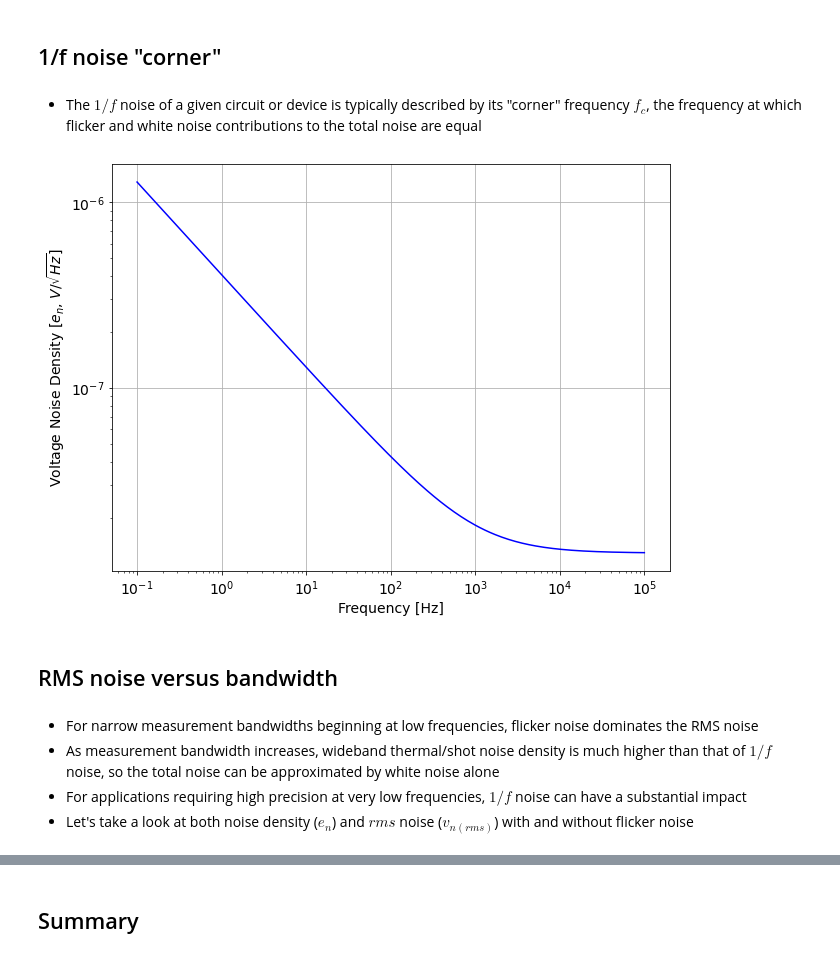
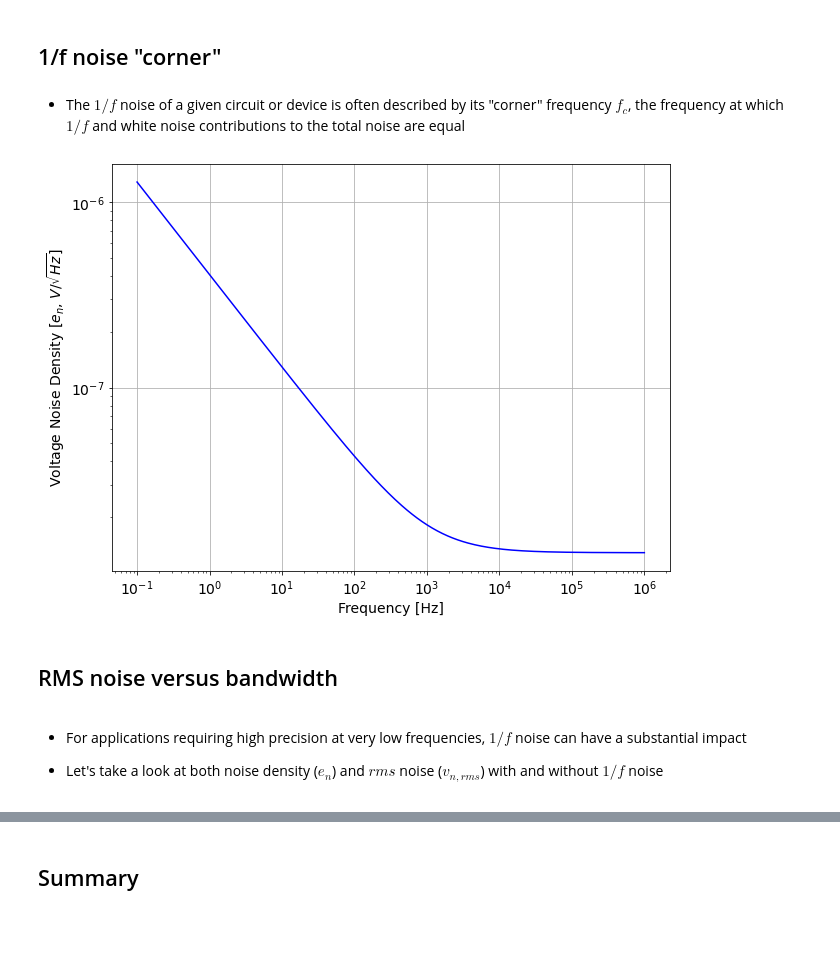
Before and after one commit to uw-analog/ee538-spring2021, a Jupyter notebook: Lecture/2021_3_31_EE538_Lecture1_noise_fundamentals.ipynb, the cells around one changed output, grey strips where cells are left out. Cells and saved outputs as stored; diff of their text form; code cells hidden in the pictures; blank space fills up the shorter version.

```diff
--- a/Lecture/2021_3_31_EE538_Lecture1_noise_fundamentals.ipynb
+++ b/Lecture/2021_3_31_EE538_Lecture1_noise_fundamentals.ipynb
@@ -793,25 +854,20 @@ C_{1/f}f^{-1}, & \: f_1 < f < f_2 \\
 # %% [markdown]
 ## 1/f noise "corner"
 # %% [markdown]
- - The $1/f$ noise of a given circuit or device is typically described by its "corner" frequency $f_c$, the frequency at which flicker and white noise contributions to the total noise are equal
+ - The $1/f$ noise of a given circuit or device is often described by its "corner" frequency $f_c$, the frequency at which $1/f$ and white noise contributions to the total noise are equal
 # %%
-f = np.logspace(-1,5,num=300)
-R = 10e3
-
-#flicker noise corner
-f_c = 1000
-e_n_w = np.sqrt(4*k*T*R)
-e_n_tot = e_n_w*np.sqrt(1+f_c/f)
-
-# Plot noise voltage spectrum
+f = np.logspace(-1,6,num=300)      # 0.1Hz to 1MHz
+R = 10e3                           # 10k-ohm resistance
+f_c = 1000                         # 1kHz corner frequency
+e_n_w = np.sqrt(4*k*T*R)           # white noise voltage density
+e_n_tot = e_n_w*np.sqrt(1+f_c/f)   # total noise voltage density
 plot_loglog(f, e_n_tot, 'Frequency [Hz]', 'Voltage Noise Density [$e_n$, $V/\sqrt{Hz}$]')
 # %% [output]
-[figure, old version]
+[figure, new version]
 # %% [markdown]
 ## RMS noise versus bandwidth
 # %% [markdown]
- - For narrow measurement bandwidths beginning at low frequencies, flicker noise dominates the RMS noise
- - As measurement bandwidth increases, wideband thermal/shot noise density is much higher than that of $1/f$ noise, so the total noise can be approximated by white noise alone
  - For applications requiring high precision at very low frequencies, $1/f$ noise can have a substantial impact
- - Let's take a look at both noise density ($e_n$) and $rms$ noise ($v_{n(rms)}$) with and without flicker noise
+
+ - Let's take a look at both noise density ($e_n$) and $rms$ noise ($v_{n,rms}$) with and without $1/f$ noise
 # %%
```
Also changed, not shown: parts of 30 cells of this notebook, 1 other file.
